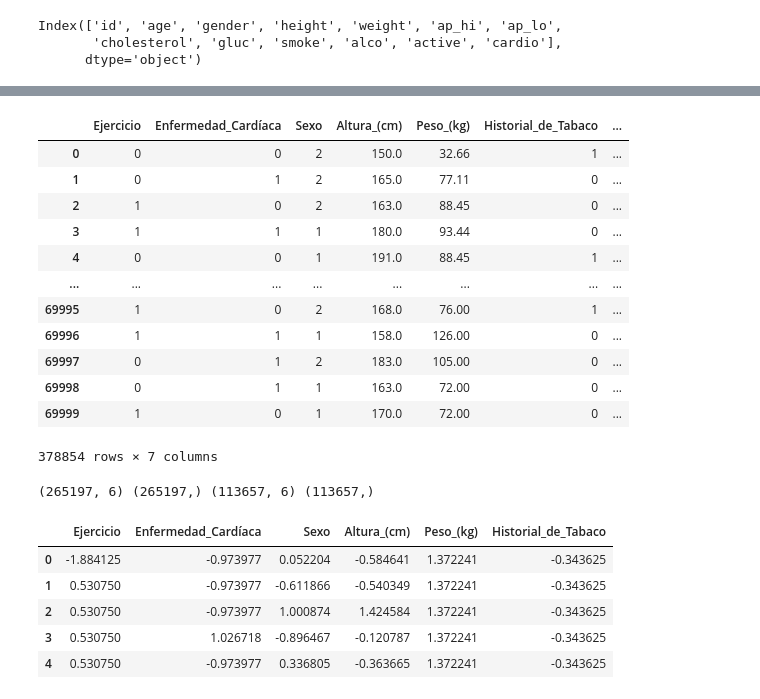
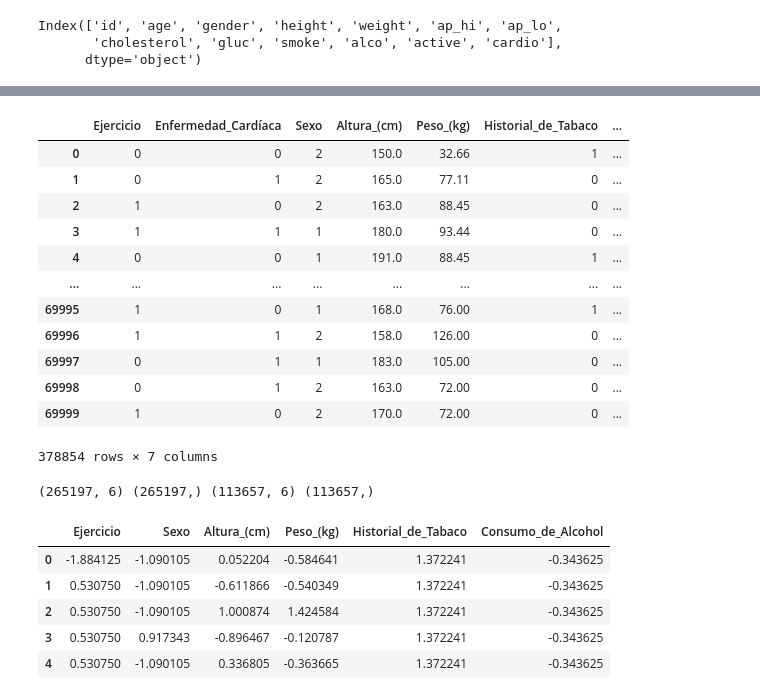
Before and after one commit to Freakscode/Hackaton-2023-PB, a Jupyter notebook: sketch.ipynb, the cells around one changed output, grey strips where cells are left out. Saved outputs shown, nothing was run; the diff lists cells and outputs as text; code cells hidden in the pictures.

```diff
--- a/sketch.ipynb
+++ b/sketch.ipynb
@@ -115,6 +115,8 @@ Index(['id', 'age', 'gender', 'height', 'weight', 'ap_hi', 'ap_lo',
 # %%
 data2.columns = ['id', 'Categoría_de_Edad', 'Sexo', 'Altura_(cm)', 'Peso_(kg)', 'ap_hi', 'ap_lo',
                  'colesterol', 'glucosa', 'Historial_de_Tabaco', 'Consumo_de_Alcohol', 'Ejercicio', 'Enfermedad_Cardíaca']
+# %%
+data2['Sexo'] = data2['Sexo'].replace({1 : 2, 2 : 1}) # 1 = Hombre, 2 = Mujer
 # %%
 data.head()
 # %% [output]
@@ -140,11 +142,11 @@ dataset
 | 3 | 1 | 1 | 1 | 180.0 | 93.44 | 0 | ... |
 | 4 | 0 | 0 | 1 | 191.0 | 88.45 | 1 | ... |
 | ... | ... | ... | ... | ... | ... | ... | ... |
-| 69995 | 1 | 0 | 2 | 168.0 | 76.00 | 1 | ... |
-| 69996 | 1 | 1 | 1 | 158.0 | 126.00 | 0 | ... |
-| 69997 | 0 | 1 | 2 | 183.0 | 105.00 | 0 | ... |
-| 69998 | 0 | 1 | 1 | 163.0 | 72.00 | 0 | ... |
-| 69999 | 1 | 0 | 1 | 170.0 | 72.00 | 0 | ... |
+| 69995 | 1 | 0 | 1 | 168.0 | 76.00 | 1 | ... |
+| 69996 | 1 | 1 | 2 | 158.0 | 126.00 | 0 | ... |
+| 69997 | 0 | 1 | 1 | 183.0 | 105.00 | 0 | ... |
+| 69998 | 0 | 1 | 2 | 163.0 | 72.00 | 0 | ... |
+| 69999 | 1 | 0 | 2 | 170.0 | 72.00 | 0 | ... |
 378854 rows × 7 columns
 # %%
 # Dividir en set de entrenamiento y set de prueba con las categorías más relacionadas
@@ -172,13 +174,16 @@ data_scaled = scaler.transform(X_train)
 # %%
 # Creación de un nuevo DataFrame para almacenar los datos estandarizados
 
-X_train_scaled = pd.DataFrame(data_scaled, columns=columnas[:-1])
+X_train_scaled = pd.DataFrame(data_scaled, columns=[['Ejercicio', 'Sexo', 'Altura_(cm)', 'Peso_(kg)',
+                                                             'Historial_de_Tabaco', 'Consumo_de_Alcohol']])
+X_test_scaled = pd.DataFrame(scaler.transform(X_test), columns=[['Ejercicio', 'Sexo', 'Altura_(cm)', 'Peso_(kg)',
+                                                             'Historial_de_Tabaco', 'Consumo_de_Alcohol']])
 X_train_scaled.head()
 # %% [output]
-|  | Ejercicio | Enfermedad_Cardíaca | Sexo | Altura_(cm) | Peso_(kg) | Historial_de_Tabaco |
-| 0 | -1.884125 | -0.973977 | 0.052204 | -0.584641 | 1.372241 | -0.343625 |
-| 1 | 0.530750 | -0.973977 | -0.611866 | -0.540349 | 1.372241 | -0.343625 |
-| 2 | 0.530750 | -0.973977 | 1.000874 | 1.424584 | 1.372241 | -0.343625 |
-| 3 | 0.530750 | 1.026718 | -0.896467 | -0.120787 | 1.372241 | -0.343625 |
-| 4 | 0.530750 | -0.973977 | 0.336805 | -0.363665 | 1.372241 | -0.343625 |
+|  | Ejercicio | Sexo | Altura_(cm) | Peso_(kg) | Historial_de_Tabaco | Consumo_de_Alcohol |
+| 0 | -1.884125 | -1.090105 | 0.052204 | -0.584641 | 1.372241 | -0.343625 |
+| 1 | 0.530750 | -1.090105 | -0.611866 | -0.540349 | 1.372241 | -0.343625 |
+| 2 | 0.530750 | -1.090105 | 1.000874 | 1.424584 | 1.372241 | -0.343625 |
+| 3 | 0.530750 | 0.917343 | -0.896467 | -0.120787 | 1.372241 | -0.343625 |
+| 4 | 0.530750 | -1.090105 | 0.336805 | -0.363665 | 1.372241 | -0.343625 |
 # %%
```
Also changed, not shown: parts of 14 cells of this notebook, 2 other files.
